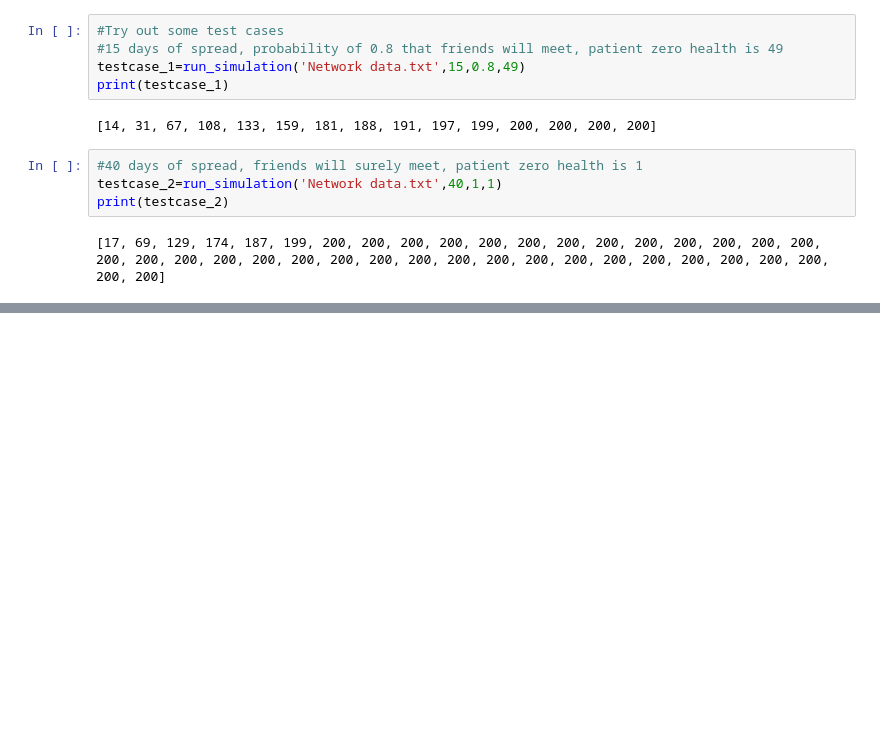
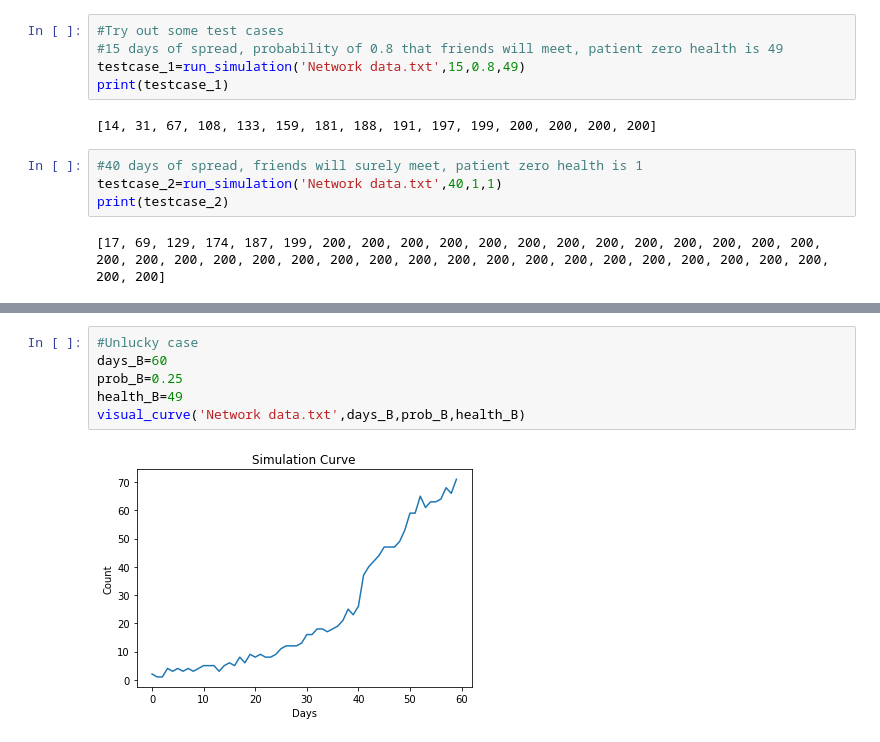
Before and after one commit to DanielTranDS/ObjectOrientedProgramming-OOP-Project, a Jupyter notebook: Pandemic Simulation OOP.ipynb, the cells around one changed output, grey strips where cells are left out. Saved outputs shown, nothing was run; the diff lists cells and outputs as text; blank space fills up the shorter version.

```diff
--- a/Pandemic Simulation OOP.ipynb
+++ b/Pandemic Simulation OOP.ipynb
@@ -462,0 +510,8 @@ print(testcase_2)
+# %%
+#Unlucky case
+days_B=60
+prob_B=0.25
+health_B=49
+visual_curve('Network data.txt',days_B,prob_B,health_B)
+# %% [output]
+[figure, added]
```
Also changed, not shown: parts of 8 cells of this notebook.
